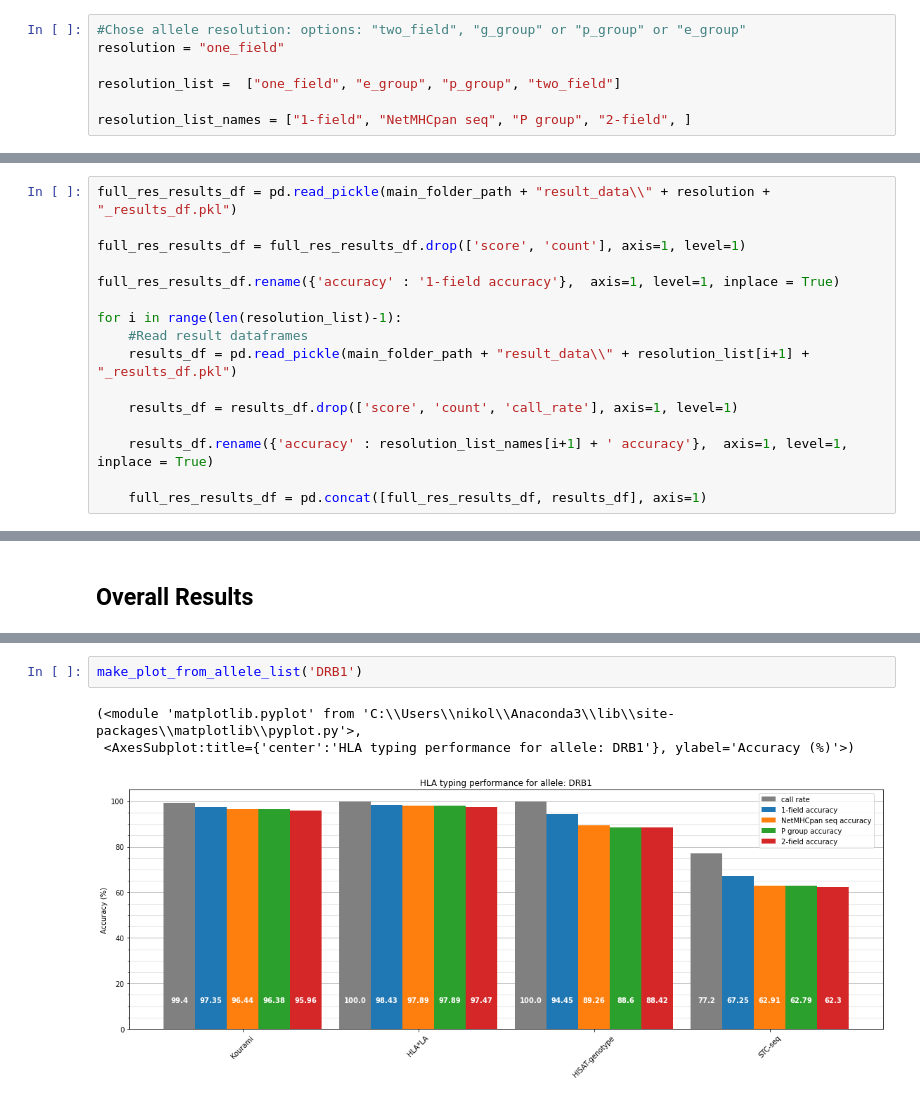
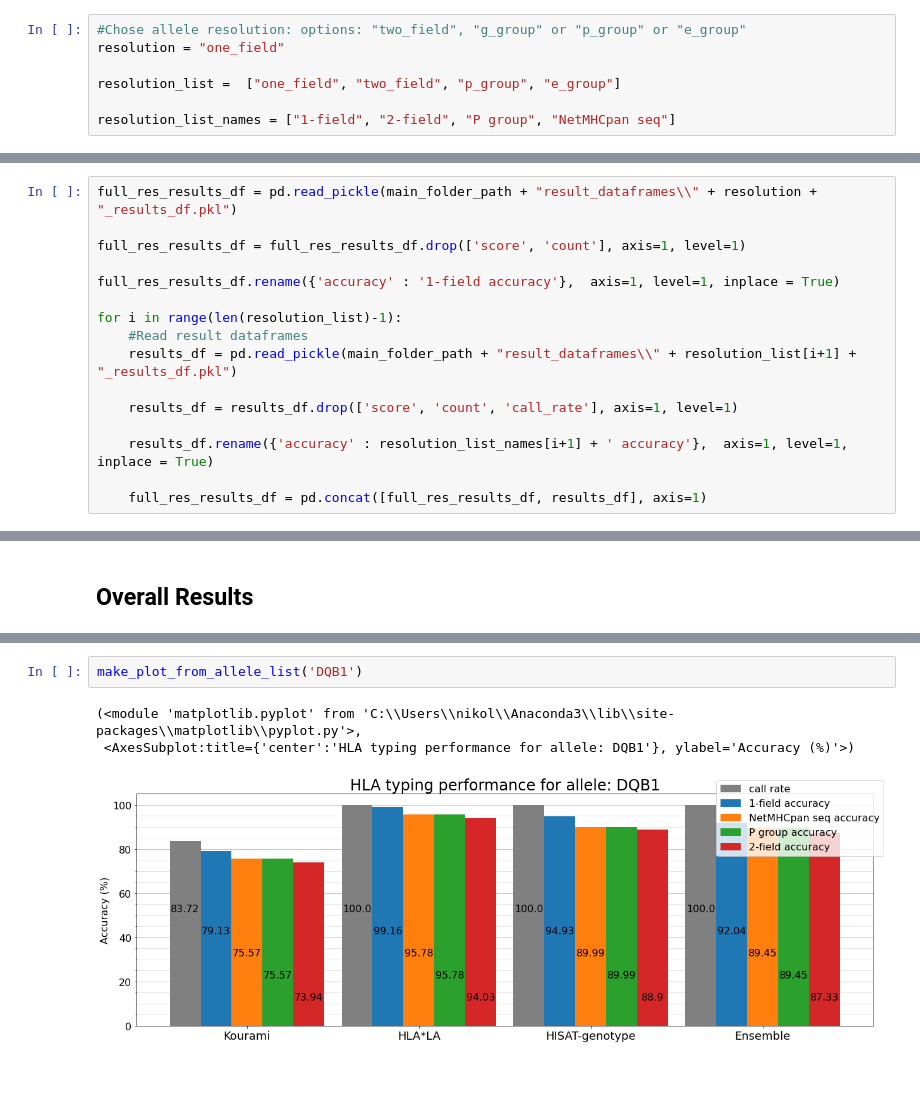
Before and after one commit to nikolasthuesen/hlatyping, a Jupyter notebook: result_parsing_and_plotting/Main_study_typing_accuracy_call_rate_all_resolutions.ipynb, the cells around one changed output, grey strips where cells are left out. Cells and saved outputs as stored; diff of their text form; blank space fills up the shorter version.

Commit message:
update after changed plots

```diff
--- a/result_parsing_and_plotting/Main_study_typing_accuracy_call_rate_all_resolutions.ipynb
+++ b/result_parsing_and_plotting/Main_study_typing_accuracy_call_rate_all_resolutions.ipynb
@@ -32,13 +34,13 @@ main_folder_path = 'C:\\Users\\nikol\\OneDrive\\DTU\\11_semester\\'
 #Chose allele resolution: options: "two_field", "g_group" or "p_group" or "e_group"
 resolution = "one_field"
 
-resolution_list =  ["one_field", "e_group", "p_group", "two_field"]
+resolution_list =  ["one_field", "two_field", "p_group", "e_group"]
 
-resolution_list_names = ["1-field", "NetMHCpan seq", "P group", "2-field", ]
+resolution_list_names = ["1-field", "2-field", "P group", "NetMHCpan seq"]
 # %% [markdown]
 # Load result dataframes
 # %%
-full_res_results_df = pd.read_pickle(main_folder_path + "result_data\\" + resolution + "_results_df.pkl")
+full_res_results_df = pd.read_pickle(main_folder_path + "result_dataframes\\" + resolution + "_results_df.pkl")
 
 full_res_results_df = full_res_results_df.drop(['score', 'count'], axis=1, level=1)
 
@@ -46,7 +48,7 @@ full_res_results_df.rename({'accuracy' : '1-field accuracy'},  axis=1, level=1,
 
 for i in range(len(resolution_list)-1):
     #Read result dataframes
-    results_df = pd.read_pickle(main_folder_path + "result_data\\" + resolution_list[i+1] + "_results_df.pkl")
+    results_df = pd.read_pickle(main_folder_path + "result_dataframes\\" + resolution_list[i+1] + "_results_df.pkl")
 
     results_df = results_df.drop(['score', 'count', 'call_rate'], axis=1, level=1)
 
@@ -193,6 +197,6 @@ make_plot_from_allele_list('HLA-II')
 # %%
-make_plot_from_allele_list('DRB1')
+make_plot_from_allele_list('DQB1')
 # %% [output]
 (<module 'matplotlib.pyplot' from 'C:\\Users\\nikol\\Anaconda3\\lib\\site-packages\\matplotlib\\pyplot.py'>,
- <AxesSubplot:title={'center':'HLA typing performance for allele: DRB1'}, ylabel='Accuracy (%)'>)
+ <AxesSubplot:title={'center':'HLA typing performance for allele: DQB1'}, ylabel='Accuracy (%)'>)
-[figure, old version]
+[figure, new version]
```
Also changed, not shown: parts of 8 cells of this notebook, 13 other files.
